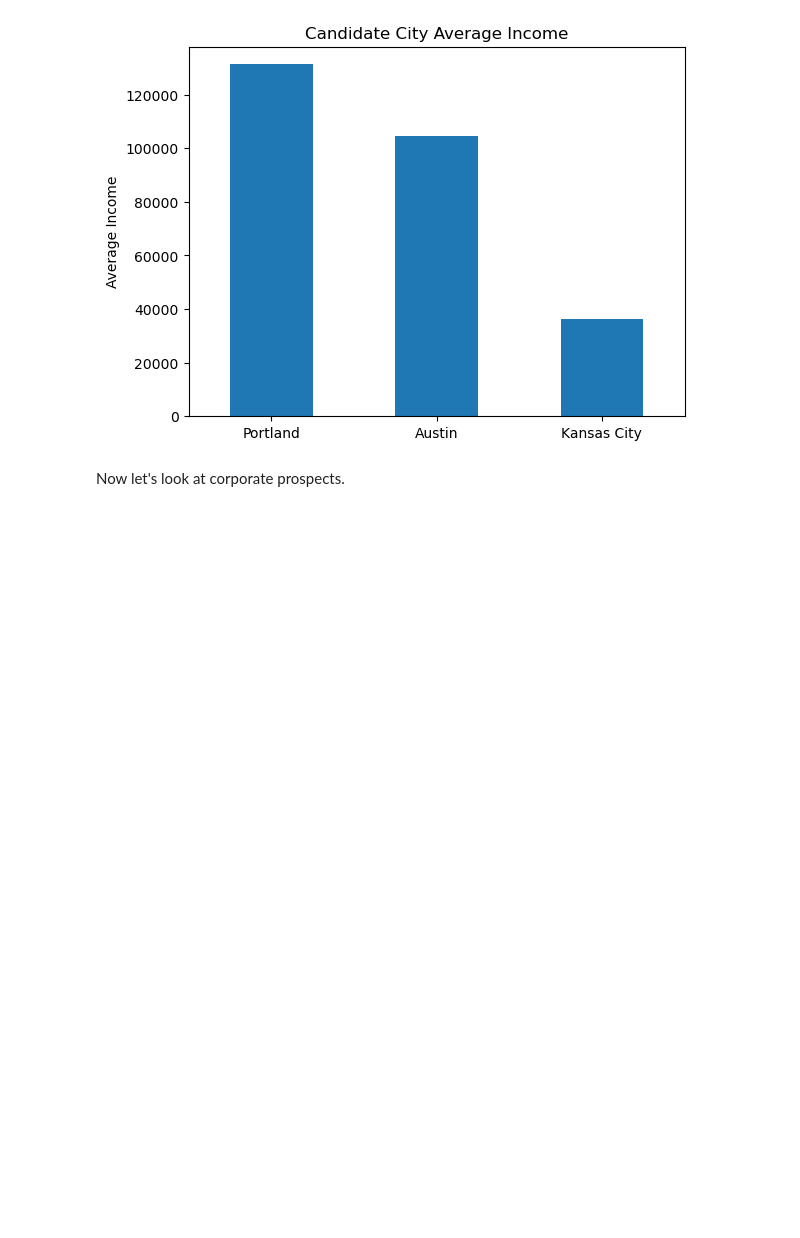
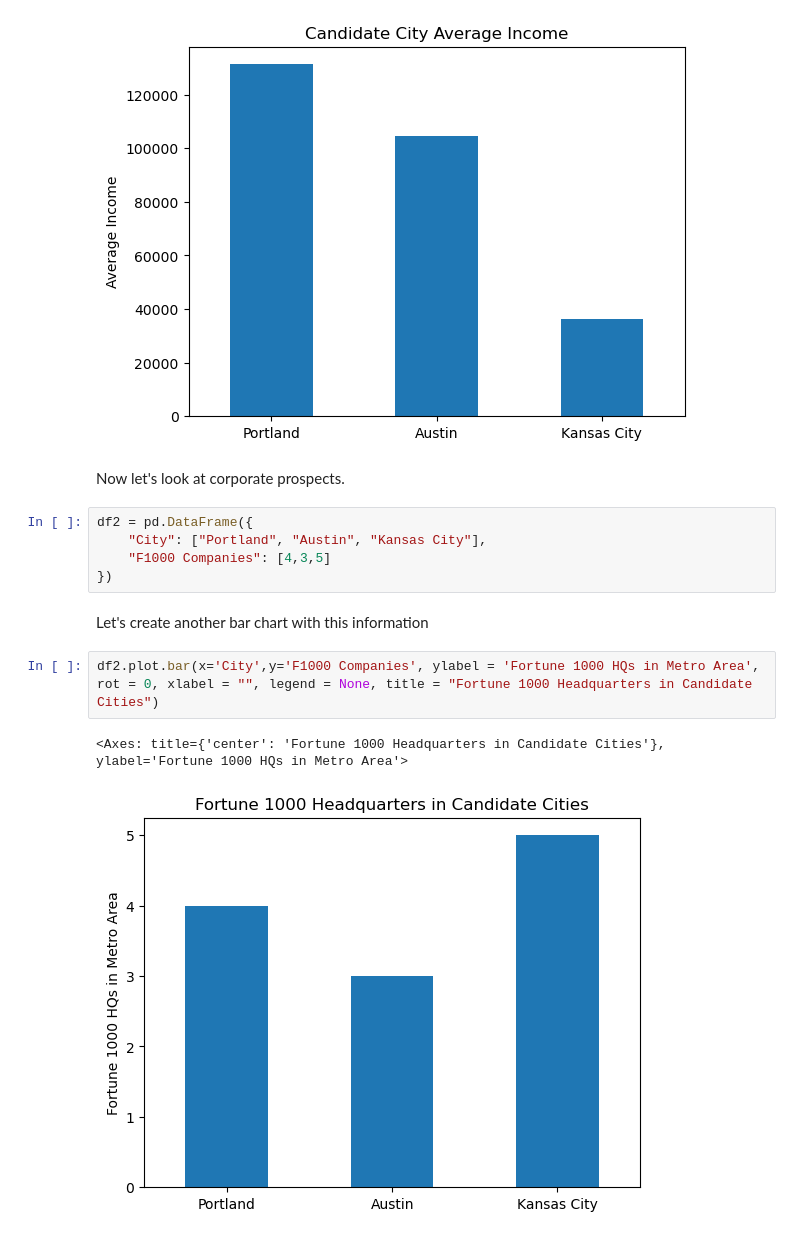
Before and after one commit to jimmyb25/SAC-expansion-city, a Jupyter notebook: analysis.ipynb, the cells around one changed output. Drawn from its saved outputs; the diff is of its cells as text; blank space fills up the shorter version.

```diff
--- a/analysis.ipynb
+++ b/analysis.ipynb
@@ -162,3 +162,15 @@ plt.show()
 [figure]
 # %% [markdown]
 Now let's look at corporate prospects.
+# %%
+df2 = pd.DataFrame({
+    "City": ["Portland", "Austin", "Kansas City"],
+    "F1000 Companies": [4,3,5]
+})
+# %% [markdown]
+Let's create another bar chart with this information
+# %%
+df2.plot.bar(x='City',y='F1000 Companies', ylabel = 'Fortune 1000 HQs in Metro Area', rot = 0, xlabel = "", legend = None, title = "Fortune 1000 Headquarters in Candidate Cities")
+# %% [output]
+<Axes: title={'center': 'Fortune 1000 Headquarters in Candidate Cities'}, ylabel='Fortune 1000 HQs in Metro Area'>
+[figure, added]
```
Also changed, not shown: parts of 1 cell of this notebook.
